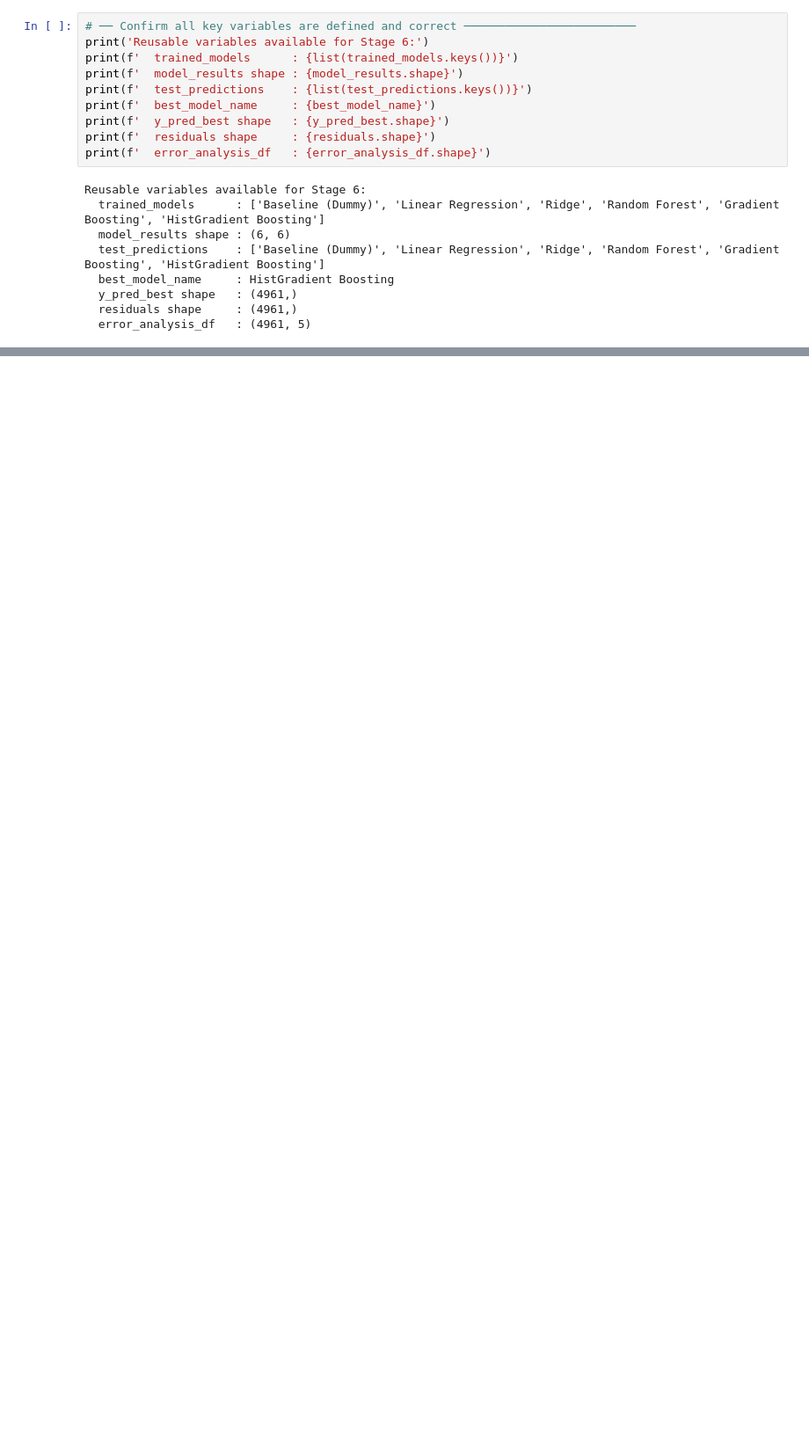
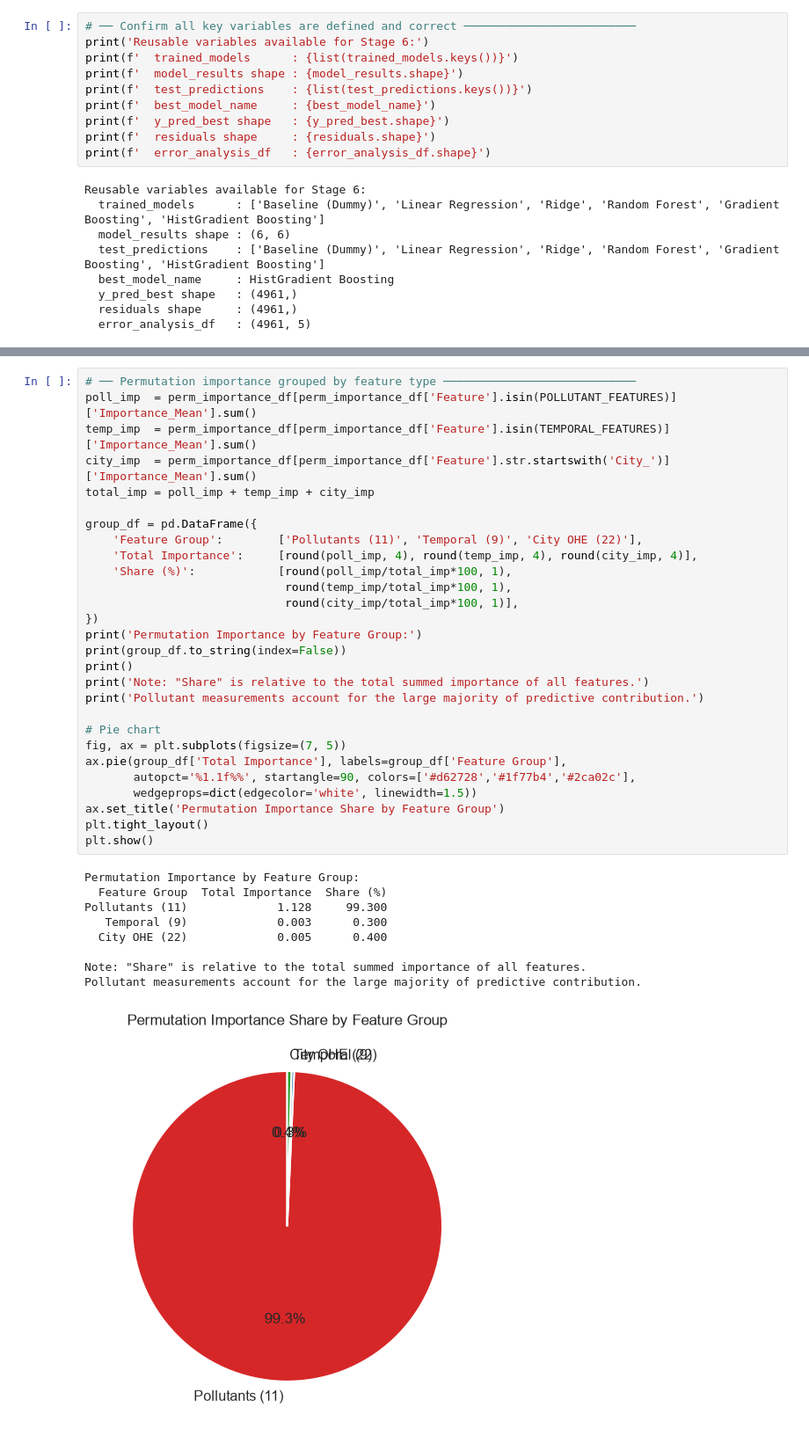
Before and after one commit to jaikishan1234/air-quality-analytics, a Jupyter notebook: notebooks/JaikishanNayak_AirQualityAnalytics.ipynb, the cells around one changed output, grey strips where cells are left out. Shown at 88% size. Cells and saved outputs as stored; diff of their text form; blank space fills up the shorter version.

```diff
--- a/notebooks/JaikishanNayak_AirQualityAnalytics.ipynb
+++ b/notebooks/JaikishanNayak_AirQualityAnalytics.ipynb
@@ -2670,0 +2805,38 @@ Reusable variables available for Stage 6:
+# %%
+# ── Permutation importance grouped by feature type ────────────────────────────
+poll_imp  = perm_importance_df[perm_importance_df['Feature'].isin(POLLUTANT_FEATURES)]['Importance_Mean'].sum()
+temp_imp  = perm_importance_df[perm_importance_df['Feature'].isin(TEMPORAL_FEATURES)]['Importance_Mean'].sum()
+city_imp  = perm_importance_df[perm_importance_df['Feature'].str.startswith('City_')]['Importance_Mean'].sum()
+total_imp = poll_imp + temp_imp + city_imp
+
+group_df = pd.DataFrame({
+    'Feature Group':        ['Pollutants (11)', 'Temporal (9)', 'City OHE (22)'],
+    'Total Importance':     [round(poll_imp, 4), round(temp_imp, 4), round(city_imp, 4)],
+    'Share (%)':            [round(poll_imp/total_imp*100, 1),
+                             round(temp_imp/total_imp*100, 1),
+                             round(city_imp/total_imp*100, 1)],
+})
+print('Permutation Importance by Feature Group:')
+print(group_df.to_string(index=False))
+print()
+print('Note: "Share" is relative to the total summed importance of all features.')
+print('Pollutant measurements account for the large majority of predictive contribution.')
+
+# Pie chart
+fig, ax = plt.subplots(figsize=(7, 5))
+ax.pie(group_df['Total Importance'], labels=group_df['Feature Group'],
+       autopct='%1.1f%%', startangle=90, colors=['#d62728','#1f77b4','#2ca02c'],
+       wedgeprops=dict(edgecolor='white', linewidth=1.5))
+ax.set_title('Permutation Importance Share by Feature Group')
+plt.tight_layout()
+plt.show()
+# %% [output]
+Permutation Importance by Feature Group:
+  Feature Group  Total Importance  Share (%)
+Pollutants (11)             1.128     99.300
+   Temporal (9)             0.003      0.300
+  City OHE (22)             0.005      0.400
+
+Note: "Share" is relative to the total summed importance of all features.
+Pollutant measurements account for the large majority of predictive contribution.
+[figure, added]
```
Also changed, not shown: parts of 29 cells of this notebook, 6 other files.
